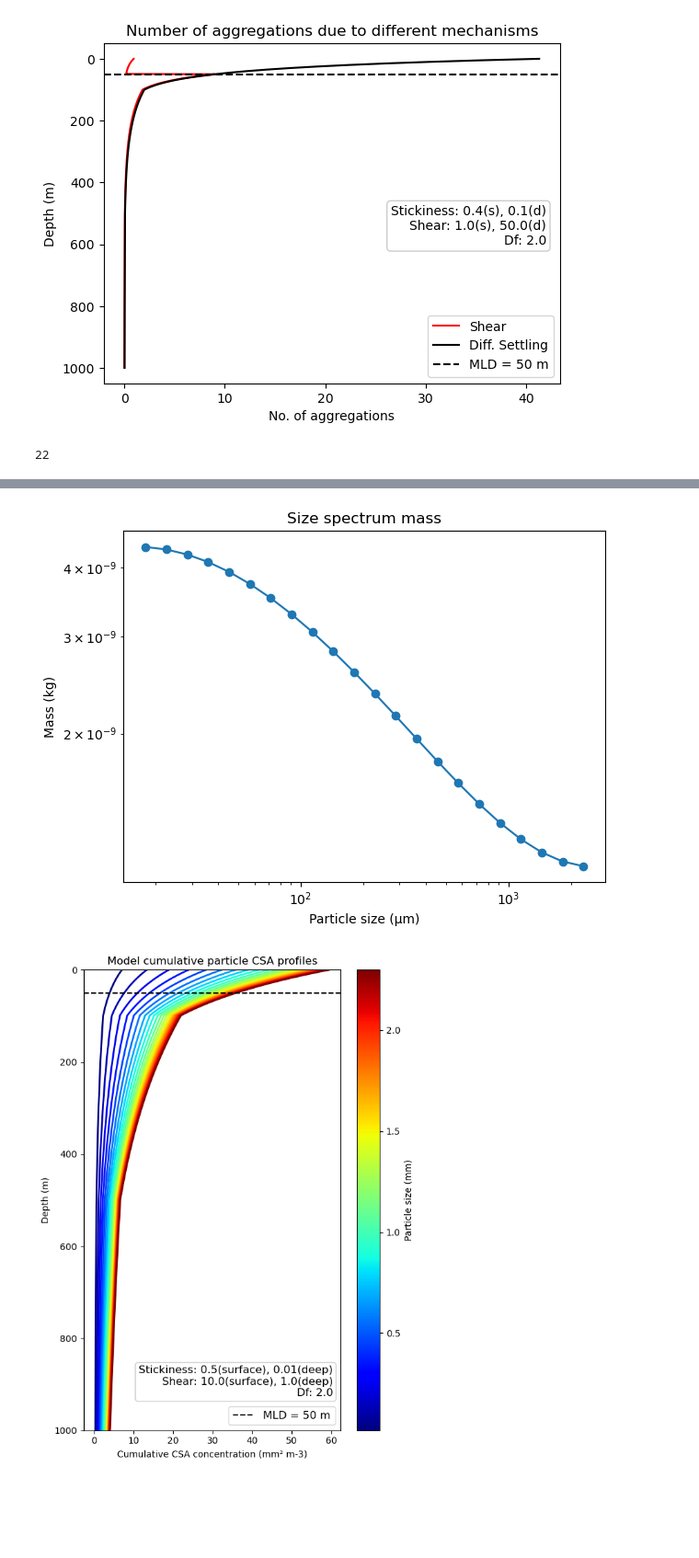
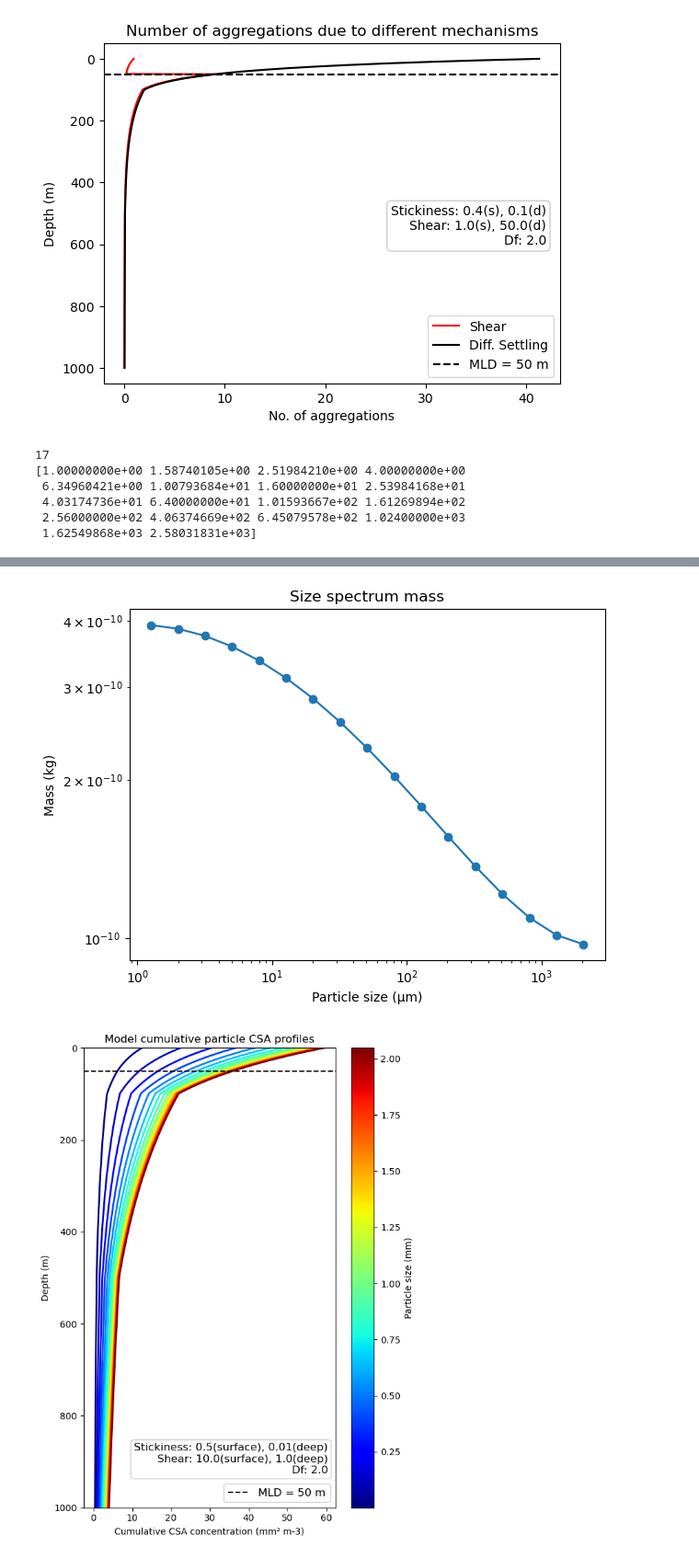
Before and after one commit to shodnett/agg_model_MSc, a Jupyter notebook: Agg_model.ipynb, the cells around one changed output, grey strips where cells are left out. Shown at 92% size. Drawn from its saved outputs; the diff is of its cells as text; code cells hidden in the pictures; blank space fills up the shorter version.

Commit message:
added small particles, experimenting with CSA slope

```diff
--- a/Agg_model.ipynb
+++ b/Agg_model.ipynb
@@ -1428,10 +1428,12 @@ plt.show()
 # SIZE BINS
 # ------------------------------
 
-size_bounds = 2 ** np.arange(4, 11 + 1/3, 1/3)                      # 16 um to 2050 um (22 bins)
+size_bounds = 2 ** np.arange(0, 11 + 1/3, 2/3)         # OG 4       # 16 um to 2050 um (22 bins)
+size_bins = np.sqrt(size_bounds[:-1] * size_bounds[1:])             # calculates mid-size diameter of each bin as geometric mean (due to log spacing)
 n_bins = len(size_bins)                                             # specifying the number of size bins
 print(n_bins)
-size_bins = np.sqrt(size_bounds[:-1] * size_bounds[1:])             # calculates mid-size diameter of each bin as geometric mean (due to log spacing)
+print(size_bounds)
+
 
 radius = size_bins / 2.0                                            # calculates radius from diameter (um)
 radius_m = radius / 1e6                                            # converts radius into metres
@@ -1503,11 +1505,11 @@ def particle_density(r):
 excess_densities = []
 for r in radius_m:
     density = particle_density(r)
-    excess_densities.append(density)
+    excess_densities.append(density)#
 
 fig, ax = plt.subplots()
 ax.plot(size_bins, particle_mass)
-# ax.set_xscale("log")
+ax.set_xscale("log")
 ax.set_xlabel("Size (um)")
 ax.set_ylabel("Mass per particle (kg m-3)")
 plt.tight_layout()
@@ -1515,7 +1517,7 @@ plt.show()
 
 fig, ax = plt.subplots()
 ax.plot(size_bins, excess_densities)
-#ax.set_xscale("log")
+ax.set_xscale("log")
 #ax.set_yscale("log")
 ax.set_xlabel("Size (um)")
 ax.set_ylabel("Excess density per particle class (kg m-3)")
@@ -1543,7 +1545,7 @@ for r in radius_m:
 
 fig, ax = plt.subplots()                                            # Graphing the distribution of settling velocity for each particle radius
 ax.plot(size_bins, sink_velocities)                                    # Currently
-ax.set_xlabel("Particle Radius (um)")
+ax.set_xlabel("Size (um)")
 ax.set_ylabel("Settling velocity per particle (m s-1)")
 plt.tight_layout()
 plt.show()
@@ -1981,4 +1983,9 @@ ax.legend()
 ax.invert_yaxis()
 plt.show()
 # %% [output]
-22
+17
+[1.00000000e+00 1.58740105e+00 2.51984210e+00 4.00000000e+00
+ 6.34960421e+00 1.00793684e+01 1.60000000e+01 2.53984168e+01
+ 4.03174736e+01 6.40000000e+01 1.01593667e+02 1.61269894e+02
+ 2.56000000e+02 4.06374669e+02 6.45079578e+02 1.02400000e+03
+ 1.62549868e+03 2.58031831e+03]
@@ -1991,2 +1998,2 @@ plt.show()
-[figure, old version]
+[figure, new version]
-[figure, old version]
+[figure, new version]
```
Also changed, not shown: parts of 1 cell of this notebook.
